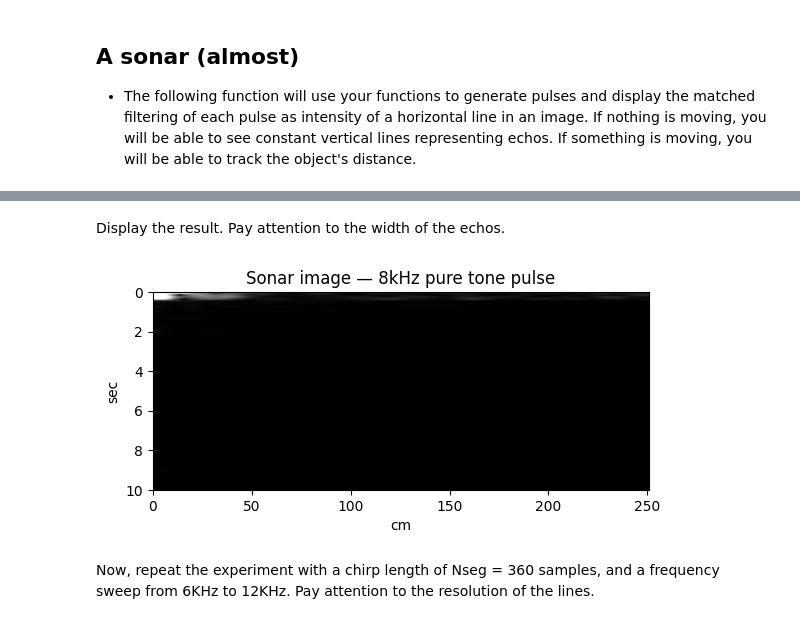
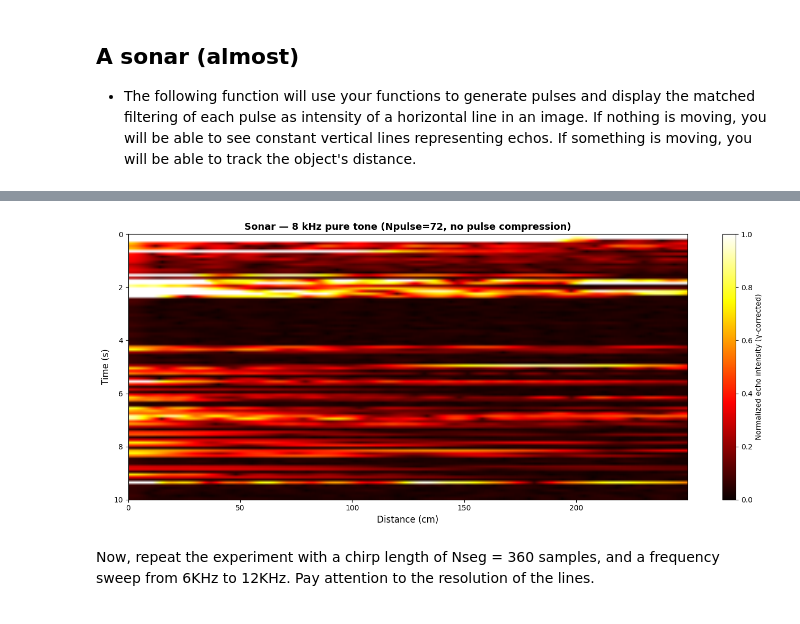
Before and after one commit to mtan0587/Air-Sonar, a Jupyter notebook: TimeDomain-Sonar-New.ipynb, the cells around one changed output, grey strips where cells are left out. Saved outputs shown, nothing was run; the diff lists cells and outputs as text; code cells hidden in the pictures.

Commit message:
TimeDomain-Sonar-New.ipynb completed

```diff
--- a/TimeDomain-Sonar-New.ipynb
+++ b/TimeDomain-Sonar-New.ipynb
@@ -981,24 +979,37 @@ fs = 48000
 Nrep = 100
 Nseg = 4800
 
-img = sortOfASonar(Npulse, f0, f1,fs, Nrep, Nseg)
+img_tone = sortOfASonar(Npulse, f0, f1, fs, Nrep, Nseg)
-# %% [markdown]
-Display the result. Pay attention to the width of the echos.
-# %%
-%matplotlib inline
-
-# display up to 2.5m approximately 700 samples at 21 degrees C in 48000 sampling rate
-
-vmax = 0.3 # threshold -- lower will be able to see smaller echos
-
-plt.imshow(img[:,0:700]/max(img.ravel()), vmax=vmax, aspect=10, cmap='gray', interpolation='bilinear',
-           extent=(0, time2dist(700/48000), Nrep*Nseg/fs, 0))
-plt.xlabel('cm')
-plt.ylabel('sec')
-plt.title('Sonar image — 8kHz pure tone pulse')
-plt.show()
-# %% [output]
-[figure, removed]
+# %%
+%matplotlib inline
+
+temperature = 21  # °C — adjust to match room temperature for accurate range axis
+
+norm_val = np.percentile(img_tone, 97)
+if norm_val == 0:
+    norm_val = img_tone.max() or 1.0
+img_norm = np.clip(img_tone / norm_val, 0, 1)
+img_disp = img_norm ** (1 / 1.8)
+
+maxdist = 250
+max_sample = min(int(dist2time(maxdist, temperature) * fs), Nseg)
+extent = (0, time2dist(max_sample / fs, temperature), Nrep * Nseg / fs, 0)
+
+fig, ax = plt.subplots(figsize=(14, 6))
+im = ax.imshow(img_disp[:, :max_sample],
+               aspect='auto', cmap='hot',
+               vmin=0, vmax=1,
+               interpolation='bilinear',
+               extent=extent)
+ax.set_xlabel('Distance (cm)', fontsize=12)
+ax.set_ylabel('Time (s)', fontsize=12)
+ax.set_title('Sonar — 8 kHz pure tone (Npulse=72, no pulse compression)',
+             fontsize=13, fontweight='bold')
+plt.colorbar(im, ax=ax, label='Normalized echo intensity (γ-corrected)')
+plt.tight_layout()
+plt.show()
+# %% [output]
+[figure, added]
 # %% [markdown]
 Now, repeat the experiment with a chirp length of Nseg = 360 samples, and a frequency sweep from 6KHz to 12KHz.
 Pay attention to the resolution of the lines.
```
Also changed, not shown: parts of 14 cells of this notebook.
